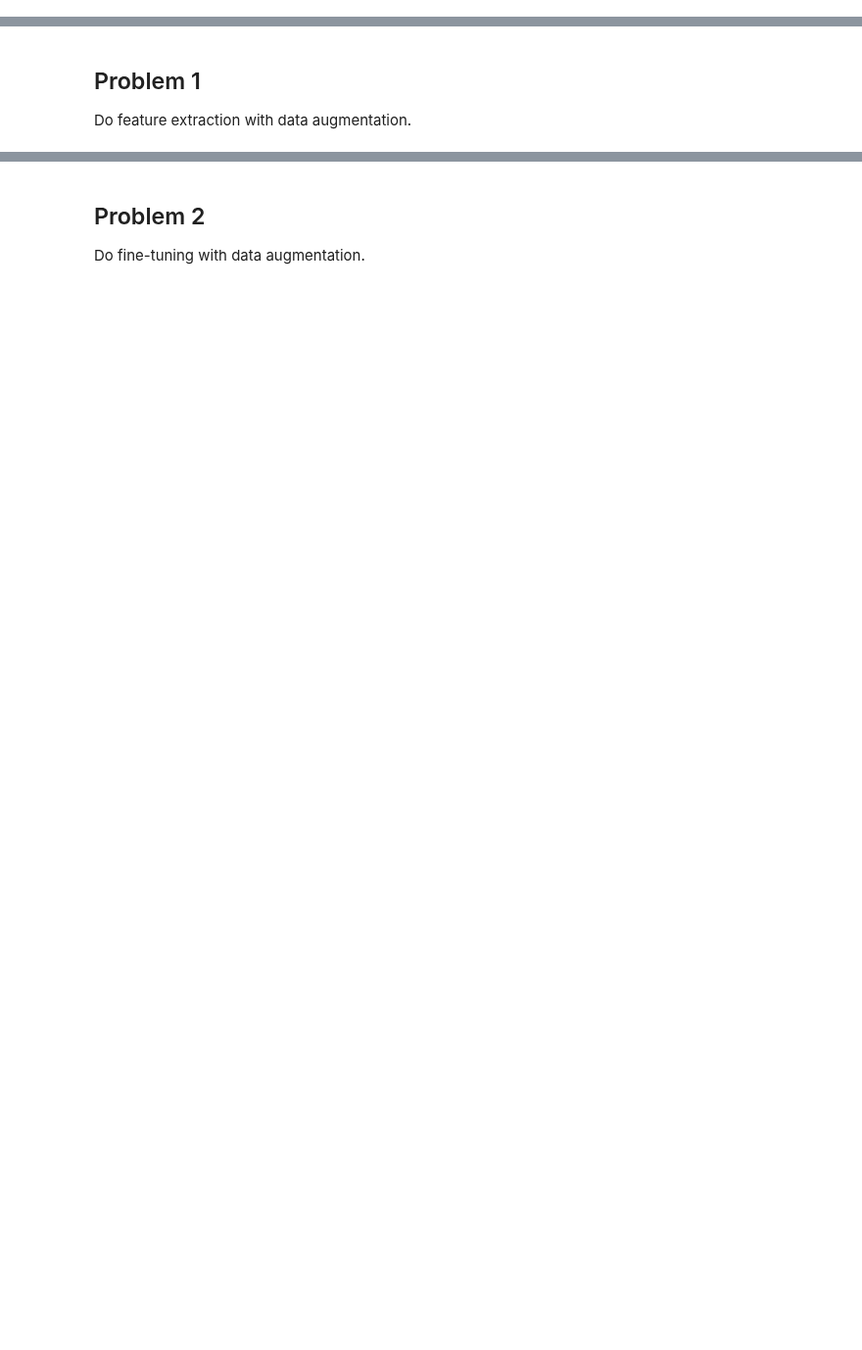
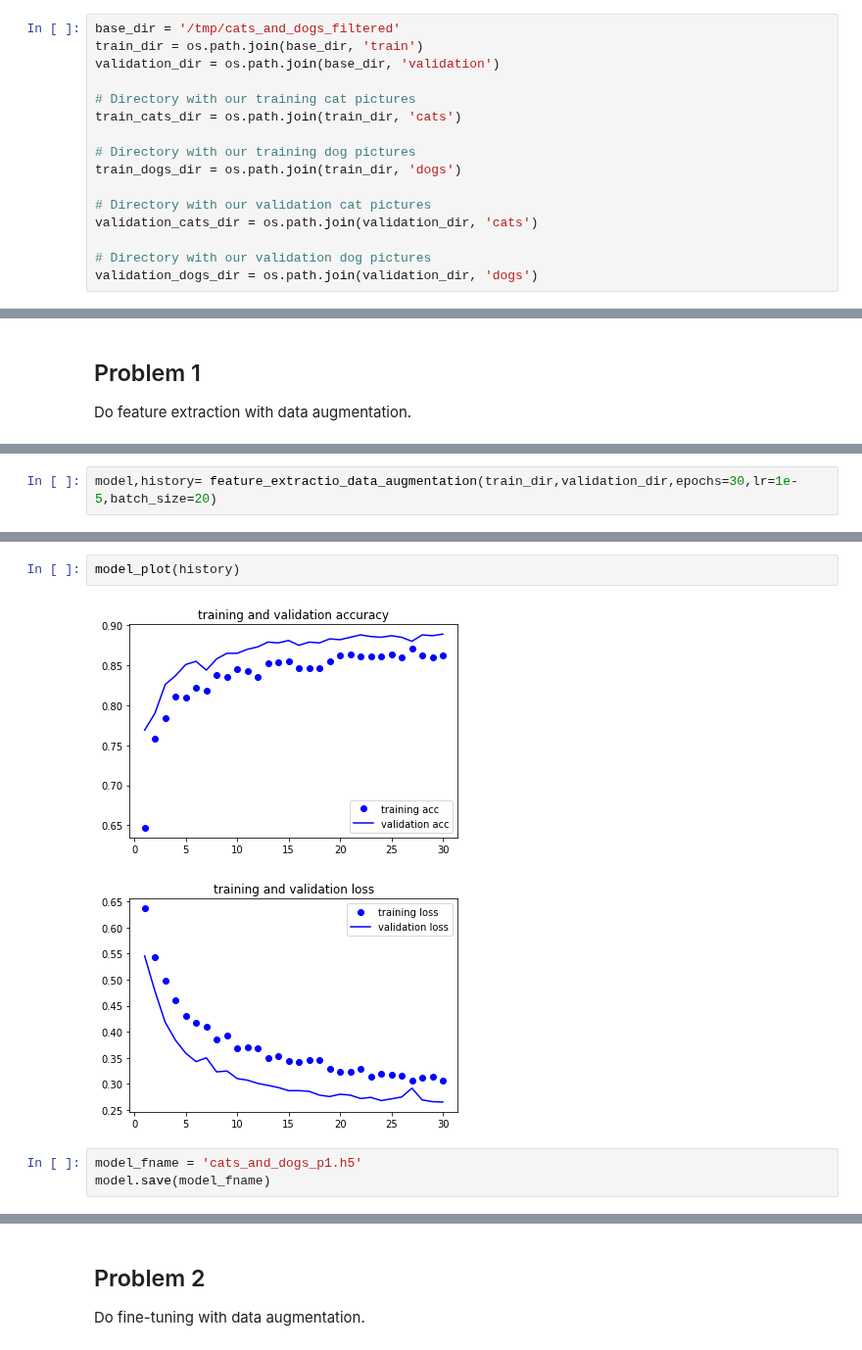
Before and after one commit to rvalienter90/UCF, a Jupyter notebook: CAP-5610_MACHINE LEARNING/HW3/HW3.ipynb, the cells around one changed output, grey strips where cells are left out. Shown at 98% size. Cells and saved outputs as stored; diff of their text form; blank space fills up the shorter version.

```diff
--- a/CAP-5610_MACHINE LEARNING/HW3/HW3.ipynb
+++ b/CAP-5610_MACHINE LEARNING/HW3/HW3.ipynb
@@ -30,0 +69,16 @@ Build an activation model that takes as input an image and produces as output th
+# %%
+base_dir = '/tmp/cats_and_dogs_filtered'
+train_dir = os.path.join(base_dir, 'train')
+validation_dir = os.path.join(base_dir, 'validation')
+
+# Directory with our training cat pictures
+train_cats_dir = os.path.join(train_dir, 'cats')
+
+# Directory with our training dog pictures
+train_dogs_dir = os.path.join(train_dir, 'dogs')
+
+# Directory with our validation cat pictures
+validation_cats_dir = os.path.join(validation_dir, 'cats')
+
+# Directory with our validation dog pictures
+validation_dogs_dir = os.path.join(validation_dir, 'dogs')
@@ -34,0 +367,2 @@ Do feature extraction with data augmentation.
+# %%
+model,history= feature_extractio_data_augmentation(train_dir,validation_dir,epochs=30,lr=1e-5,batch_size=20)
@@ -34,0 +387,8 @@ Do feature extraction with data augmentation.
+# %%
+model_plot(history)
+# %% [output]
+[figure, added]
+[figure, added]
+# %%
+model_fname = 'cats_and_dogs_p1.h5'
+model.save(model_fname)
```
Also changed, not shown: parts of 31 cells of this notebook.
